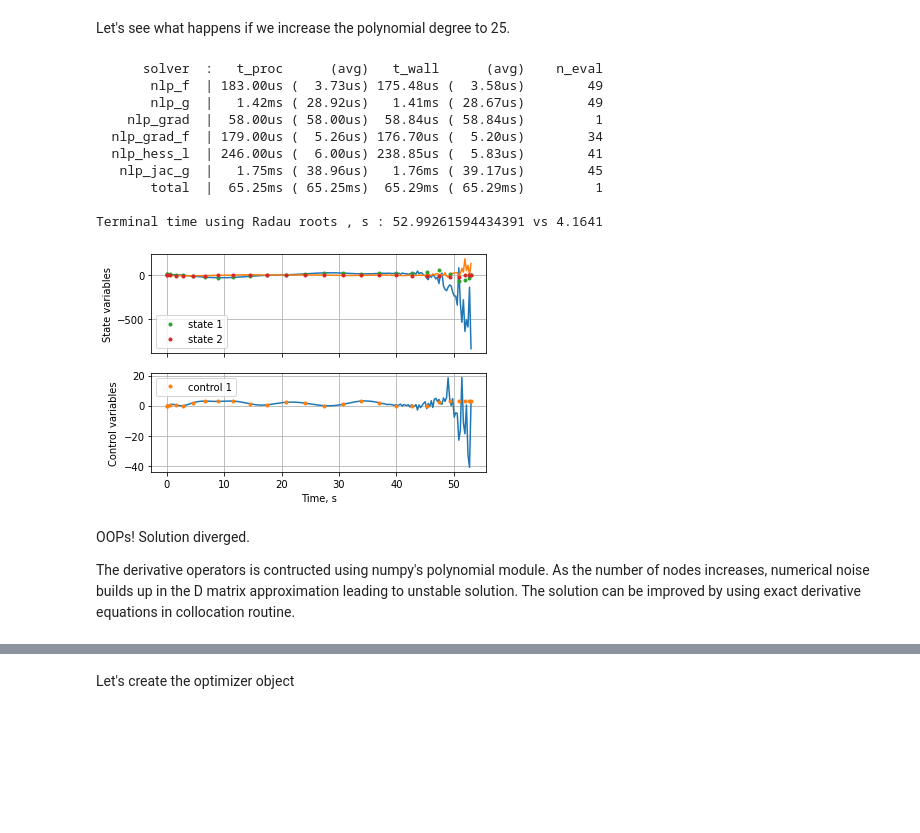
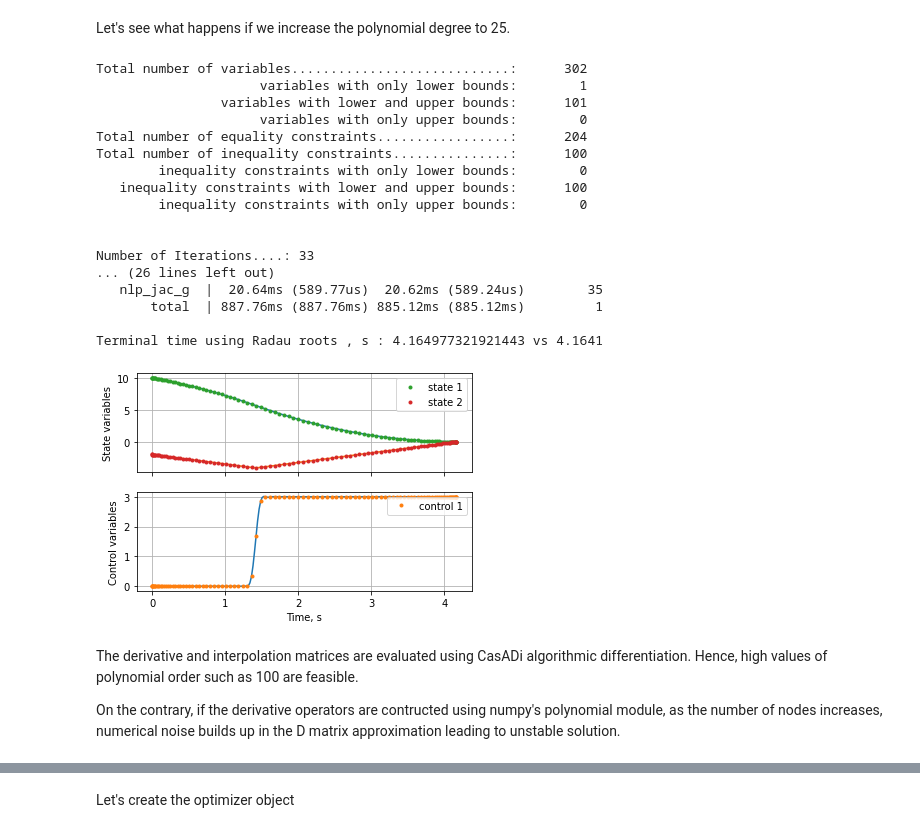
Before and after one commit to mpopt/mpopt, a Jupyter notebook: docs/source/notebooks/getting_started.ipynb, the cells around one changed output, grey strips where cells are left out. Drawn from its saved outputs; the diff is of its cells as text; code cells hidden in the pictures; blank space fills up the shorter version.

```diff
--- a/docs/source/notebooks/getting_started.ipynb
+++ b/docs/source/notebooks/getting_started.ipynb
@@ -208,24 +242,31 @@ ocp.diff_u[0] = 0
 # %% [markdown]
 Let's see what happens if we increase the polynomial degree to 25.
 # %%
-mpo, post = mp.solve(ocp, n_segments=1, poly_orders=25, scheme="LGR", plot=False)
+mpo, post = mp.solve(ocp, n_segments=1, poly_orders=100, scheme="LGR", plot=False)
 post._INTERPOLATION_NODES_PER_SEG = 200
 post.plot_phases()
-print(f"\nTerminal time using Radau roots , s : {post.get_data()[-1][-1][0]} vs 4.1641")
+print(f"\nTerminal time using Radau roots , s : {post.get_data()[-2][-1][0]} vs 4.1641")
 # %% [output]
-      solver  :   t_proc      (avg)   t_wall      (avg)    n_eval
-       nlp_f  | 183.00us (  3.73us) 175.48us (  3.58us)        49
-       nlp_g  |   1.42ms ( 28.92us)   1.41ms ( 28.67us)        49
-    nlp_grad  |  58.00us ( 58.00us)  58.84us ( 58.84us)         1
-  nlp_grad_f  | 179.00us (  5.26us) 176.70us (  5.20us)        34
-  nlp_hess_l  | 246.00us (  6.00us) 238.85us (  5.83us)        41
-   nlp_jac_g  |   1.75ms ( 38.96us)   1.76ms ( 39.17us)        45
-       total  |  65.25ms ( 65.25ms)  65.29ms ( 65.29ms)         1
+Total number of variables............................:      302
+                     variables with only lower bounds:        1
+                variables with lower and upper bounds:      101
+                     variables with only upper bounds:        0
+Total number of equality constraints.................:      204
+Total number of inequality constraints...............:      100
+        inequality constraints with only lower bounds:        0
+   inequality constraints with lower and upper bounds:      100
+        inequality constraints with only upper bounds:        0
 
-Terminal time using Radau roots , s : 52.99261594434391 vs 4.1641
+
+Number of Iterations....: 33
+... (26 lines left out)
+   nlp_jac_g  |  20.64ms (589.77us)  20.62ms (589.24us)        35
+       total  | 887.76ms (887.76ms) 885.12ms (885.12ms)         1
+
+Terminal time using Radau roots , s : 4.164977321921443 vs 4.1641
-[figure, old version]
+[figure, new version]
 # %% [markdown]
-OOPs! Solution diverged.
+The derivative and interpolation matrices are evaluated using CasADi algorithmic differentiation. Hence, high values of polynomial order such as 100 are feasible.
 
-The derivative operators is contructed using numpy's polynomial module. As the number of nodes increases, numerical noise builds up in the D matrix approximation leading to unstable solution. The solution can be improved by using exact derivative equations in collocation routine.
+On the contrary, if the derivative operators are contructed using numpy's polynomial module, as the number of nodes increases, numerical noise builds up in the D matrix approximation leading to unstable solution.
 # %% [markdown]
```
Also changed, not shown: parts of 31 cells of this notebook, 20 other files.
